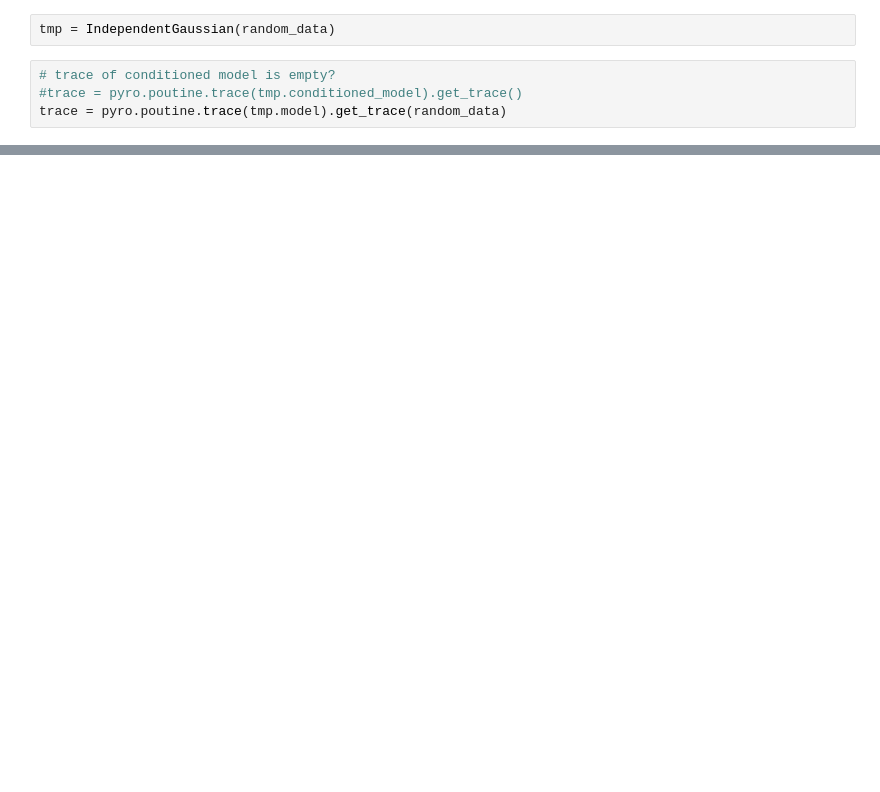
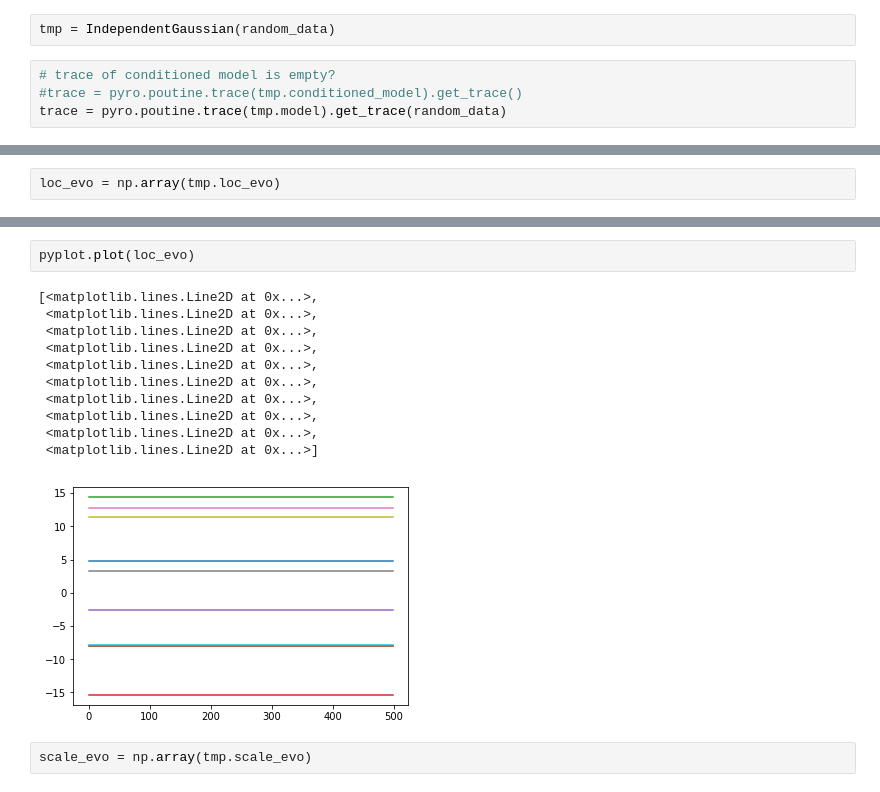
Before and after one commit to deoxyribose/compositions_mixtures_factors, a Jupyter notebook: compose.ipynb, the cells around one changed output, grey strips where cells are left out. Saved outputs shown, nothing was run; the diff lists cells and outputs as text; blank space fills up the shorter version.

```diff
--- a/compose.ipynb
+++ b/compose.ipynb
@@ -157,0 +161,2 @@ tmp.plot_gradient_norms()
+# %%
+loc_evo = np.array(tmp.loc_evo)
@@ -157,0 +167,16 @@ tmp.plot_gradient_norms()
+# %%
+pyplot.plot(loc_evo)
+# %% [output]
+[<matplotlib.lines.Line2D at 0x...>,
+ <matplotlib.lines.Line2D at 0x...>,
+ <matplotlib.lines.Line2D at 0x...>,
+ <matplotlib.lines.Line2D at 0x...>,
+ <matplotlib.lines.Line2D at 0x...>,
+ <matplotlib.lines.Line2D at 0x...>,
+ <matplotlib.lines.Line2D at 0x...>,
+ <matplotlib.lines.Line2D at 0x...>,
+ <matplotlib.lines.Line2D at 0x...>,
+ <matplotlib.lines.Line2D at 0x...>]
+[figure, added]
+# %%
+scale_evo = np.array(tmp.scale_evo)
```
Also changed, not shown: parts of 27 cells of this notebook.
